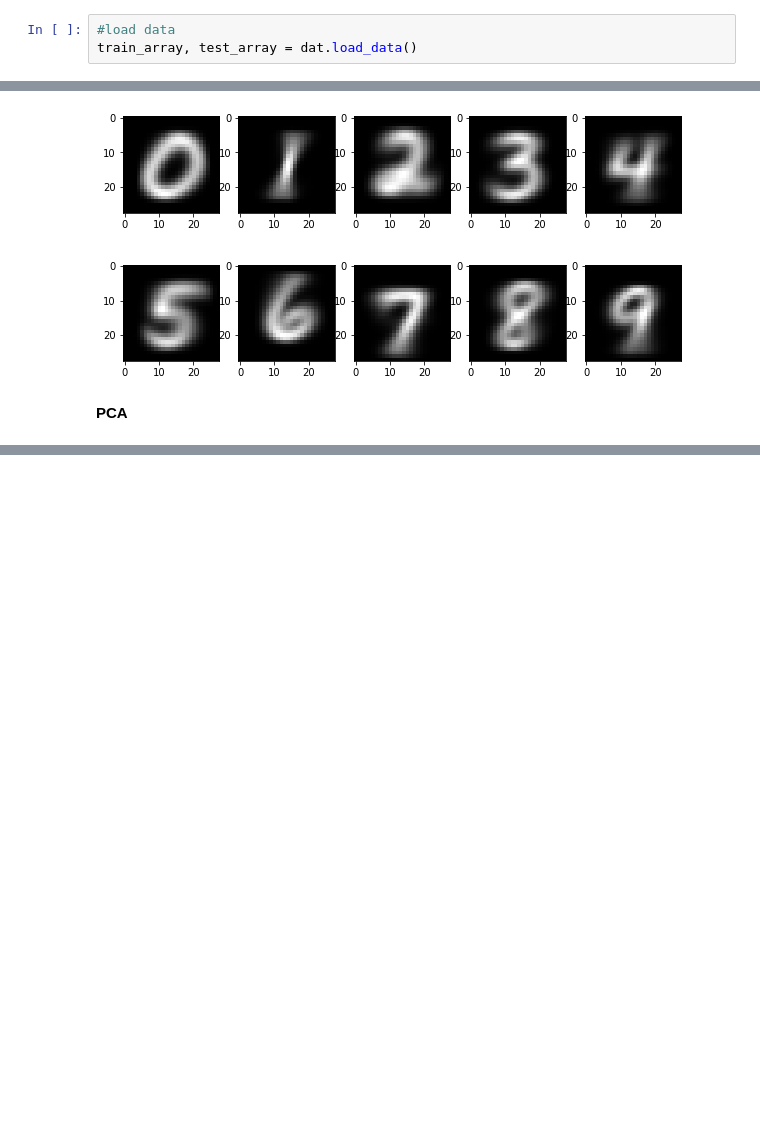
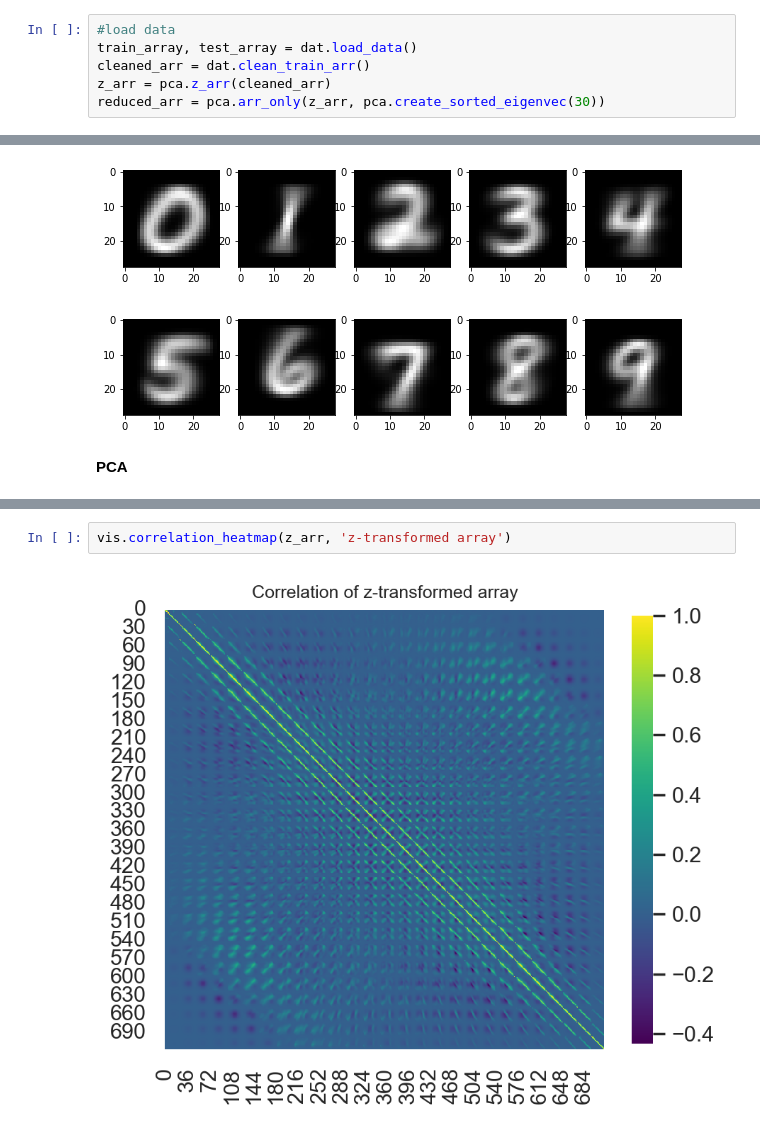
Before and after one commit to datascience-mobi-2022/2022-topic-01-team-02, a Jupyter notebook: code_report_test.ipynb, the cells around one changed output, grey strips where cells are left out. Cells and saved outputs as stored; diff of their text form; blank space fills up the shorter version.

```diff
--- a/code_report_test.ipynb
+++ b/code_report_test.ipynb
@@ -10,6 +10,9 @@ import Functions.average_img as avg
 # %%
 #load data
 train_array, test_array = dat.load_data()
+cleaned_arr = dat.clean_train_arr()
+z_arr = pca.z_arr(cleaned_arr)
+reduced_arr = pca.arr_only(z_arr, pca.create_sorted_eigenvec(30))
 # %%
 vis.ten_digits(test_array)
 # %% [output]
@@ -39,0 +34,4 @@ pca.visualize_2d(PCA_set, labels = train_array[:, 0])
+# %%
+vis.correlation_heatmap(z_arr, 'z-transformed array')
+# %% [output]
+[figure, added]
```
Also changed, not shown: parts of 10 cells of this notebook, 3 other files.
